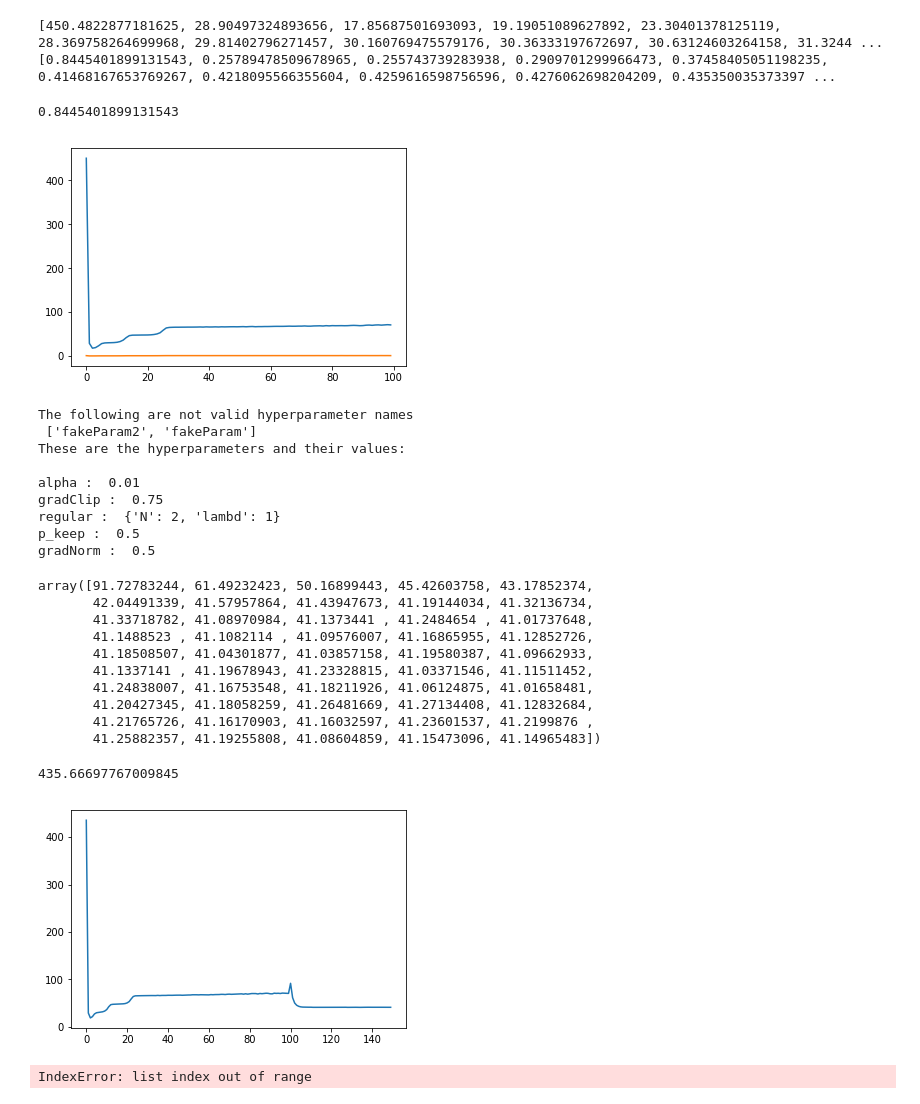
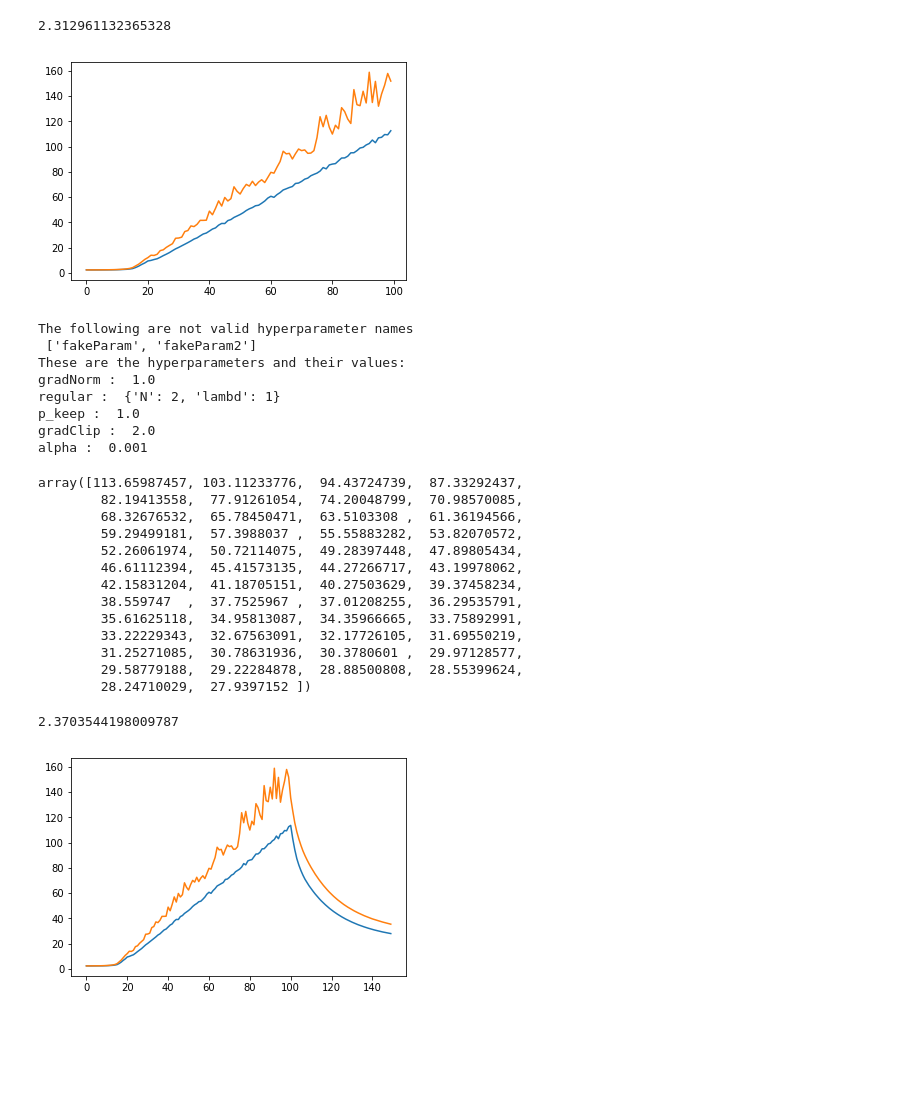
Before and after one commit to snyderjo/Neural-Network-Tutorial, a Jupyter notebook: nnfiles/MNIST test.ipynb, the cells around one changed output. Saved outputs shown, nothing was run; the diff lists cells and outputs as text; code cells hidden in the pictures; blank space fills up the shorter version.

Commit message:
Add a test of the mutually exclusive NN.  It currently runs, but does not learn.

```diff
--- a/nnfiles/MNIST test.ipynb
+++ b/nnfiles/MNIST test.ipynb
@@ -38,5 +40,5 @@ print(np.mean(X_train,axis=0)[25])
 # %%
-neuralNetMutExc = nn.fullyConnectClassHyper(X_train_scaled,y_train_onehot,classDict,[25,25,25], alpha =.05, p_keep = 0.5, regular = {"lambd":0.5, "N":2}, gradClip = 0.75, gradNorm = 0.5)
+neuralNetMutExc = nn.fullyConnectClassHyper(X_train_scaled,y_train_onehot,classDict,[25,25,25], alpha =.05, miniBatchSize = 128, p_keep = 1.0, regular = {"lambd":0.0, "N":2}, gradClip = 2.0, gradNorm = 1.0)
 # %%
 neuralNetMutExc.fit(100,X_test_scaled,y_test_onehot)
 # %% [output]
@@ -60,56 +62,47 @@ array([450.48228772,  28.90497325,  17.85687502,  19.1905109 ,
-# %%
-print(neuralNetMutExc.train_loss_vec)
-print(neuralNetMutExc.test_loss_vec)
-# %% [output]
-[450.4822877181625, 28.90497324893656, 17.85687501693093, 19.19051089627892, 23.30401378125119, 28.369758264699968, 29.81402796271457, 30.160769475579176, 30.36333197672697, 30.63124603264158, 31.3244 ...
-[0.8445401899131543, 0.25789478509678965, 0.255743739283938, 0.2909701299966473, 0.37458405051198235, 0.41468167653769267, 0.4218095566355604, 0.4259616598756596, 0.4276062698204209, 0.435350035373397 ...
 # %%
 print(neuralNetMutExc.test_loss_vec[0])
 plt.plot(neuralNetMutExc.train_loss_vec)
 plt.plot(neuralNetMutExc.test_loss_vec)
 plt.show()
 # %% [output]
-0.8445401899131543
+2.312961132365328
-[figure, old version]
+[figure, new version]
 # %%
 #update hyperparameters
-hyperDict = {"alpha":.01,"regular":{"N":2,"lambd":1}}
+hyperDict = {"alpha":.001,"regular":{"N":2,"lambd":1}}
 neuralNetMutExc.updateHyperparam(**hyperDict)
 # %%
 neuralNetMutExc.updateHyperparam(fakeParam = 2,fakeParam2 = 5)
 # %% [output]
 The following are not valid hyperparameter names
- ['fakeParam2', 'fakeParam']
+ ['fakeParam', 'fakeParam2']
 These are the hyperparameters and their values:
-
-alpha :  0.01
-gradClip :  0.75
+gradNorm :  1.0
 regular :  {'N': 2, 'lambd': 1}
-p_keep :  0.5
-gradNorm :  0.5
+p_keep :  1.0
+gradClip :  2.0
+alpha :  0.001
 # %%
-neuralNetMutExc.fit(50)
+neuralNetMutExc.fit(50,X_test_scaled,y_test_onehot)
 # %% [output]
-array([91.72783244, 61.49232423, 50.16899443, 45.42603758, 43.17852374,
-       42.04491339, 41.57957864, 41.43947673, 41.19144034, 41.32136734,
-       41.33718782, 41.08970984, 41.1373441 , 41.2484654 , 41.01737648,
-       41.1488523 , 41.1082114 , 41.09576007, 41.16865955, 41.12852726,
-       41.18508507, 41.04301877, 41.03857158, 41.19580387, 41.09662933,
-       41.1337141 , 41.19678943, 41.23328815, 41.03371546, 41.11511452,
-       41.24838007, 41.16753548, 41.18211926, 41.06124875, 41.01658481,
-       41.20427345, 41.18058259, 41.26481669, 41.27134408, 41.12832684,
-       41.21765726, 41.16170903, 41.16032597, 41.23601537, 41.2199876 ,
-       41.25882357, 41.19255808, 41.08604859, 41.15473096, 41.14965483])
+array([113.65987457, 103.11233776,  94.43724739,  87.33292437,
+        82.19413558,  77.91261054,  74.20048799,  70.98570085,
+        68.32676532,  65.78450471,  63.5103308 ,  61.36194566,
+        59.29499181,  57.3988037 ,  55.55883282,  53.82070572,
+        52.26061974,  50.72114075,  49.28397448,  47.89805434,
+        46.61112394,  45.41573135,  44.27266717,  43.19978062,
+        42.15831204,  41.18705151,  40.27503629,  39.37458234,
+        38.559747  ,  37.7525967 ,  37.01208255,  36.29535791,
+        35.61625118,  34.95813087,  34.35966665,  33.75892991,
+        33.22229343,  32.67563091,  32.17726105,  31.69550219,
+        31.25271085,  30.78631936,  30.3780601 ,  29.97128577,
+        29.58779188,  29.22284878,  28.88500808,  28.55399624,
+        28.24710029,  27.9397152 ])
 # %%
-print(neuralNetMutExc.loss_vec[0])
-plt.plot(neuralNetMutExc.loss_vec)
+print(neuralNetMutExc.train_loss_vec[0])
+plt.plot(neuralNetMutExc.train_loss_vec)
+plt.plot(neuralNetMutExc.test_loss_vec)
 plt.show()
 # %% [output]
-435.66697767009845
+2.3703544198009787
-[figure, old version]
+[figure, new version]
-# %%
-print(neuralNetMutExc.loss_vec[0])
-plt.plot(neuralNetMutExc.loss_vec)
-plt.show()
-# %% [output]
-IndexError: list index out of range
```
Also changed, not shown: parts of 13 cells of this notebook.
